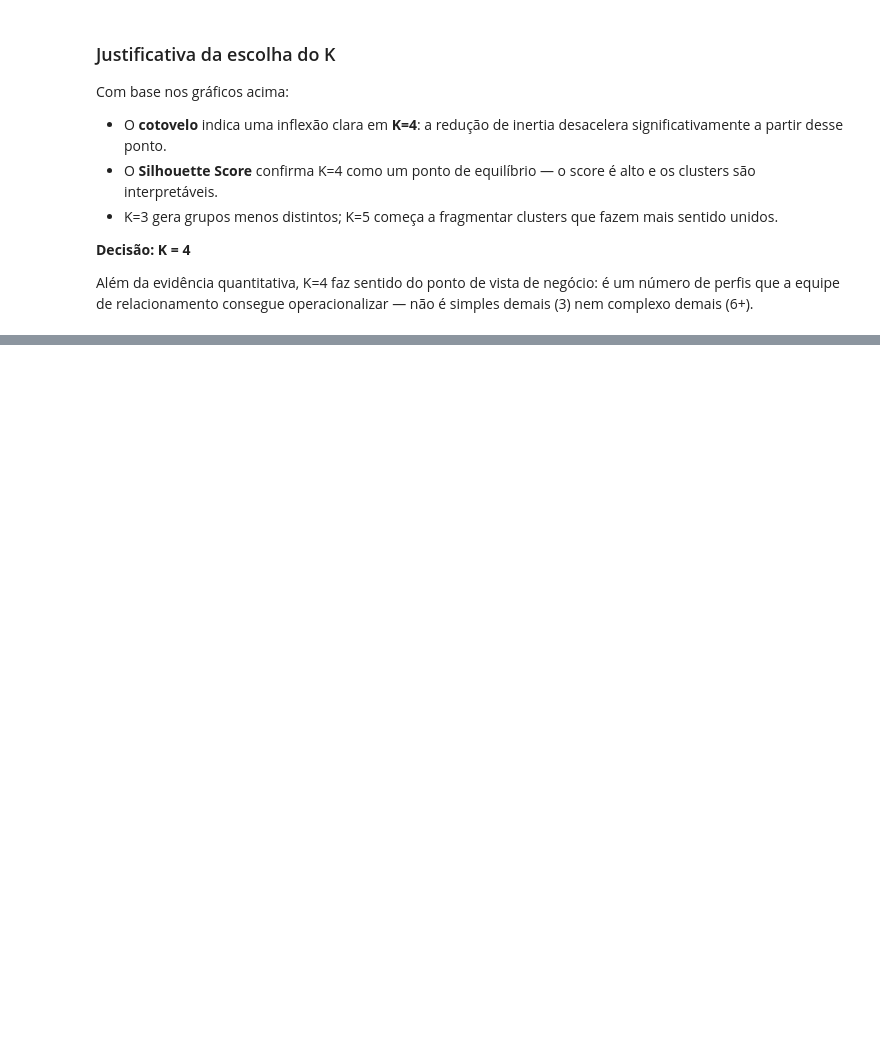
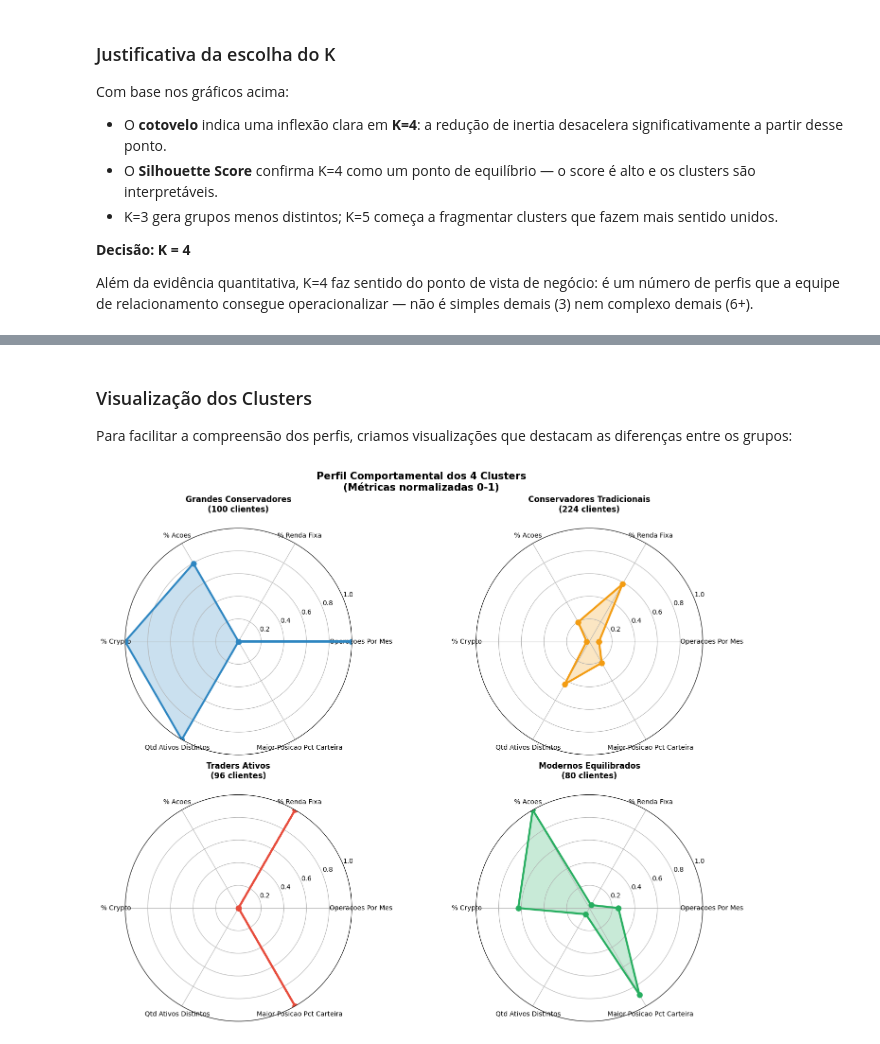
Before and after one commit to RafaelBarretoCruz/cluster-bezerra, a Jupyter notebook: clustering_pratica.ipynb, the cells around one changed output, grey strips where cells are left out. Cells and saved outputs as stored; diff of their text form; code cells hidden in the pictures; blank space fills up the shorter version.

```diff
--- a/clustering_pratica.ipynb
+++ b/clustering_pratica.ipynb
@@ -295,0 +432,54 @@ for c, n in dist.items():
+# %% [markdown]
+### Visualização dos Clusters
+
+Para facilitar a compreensão dos perfis, criamos visualizações que destacam as diferenças entre os grupos:
+# %%
+from math import pi
+
+def create_cluster_radar():
+    # Métricas para o radar chart (normalizadas 0-1)
+    radar_metrics = ['operacoes_por_mes', 'perc_renda_fixa', 'perc_acoes', 'perc_crypto',
+                     'qtd_ativos_distintos', 'maior_posicao_pct_carteira']
+
+    fig, axes = plt.subplots(2, 2, figsize=(15, 12), subplot_kw=dict(projection='polar'))
+    axes = axes.flatten()
+
+    # Normalizar para 0-1 para comparabilidade visual
+    radar_data = df.groupby('cluster')[radar_metrics].mean()
+    for col in radar_metrics:
+        min_val, max_val = radar_data[col].min(), radar_data[col].max()
+        radar_data[col] = (radar_data[col] - min_val) / (max_val - min_val) if max_val > min_val else 0
+
+    colors = ['#2E86C1', '#F39C12', '#E74C3C', '#27AE60']  # Azul, Laranja, Vermelho, Verde
+
+    for i, (cluster_id, cluster_name) in enumerate(cluster_names.items()):
+        ax = axes[i]
+
+        # Ângulos para o radar
+        angles = [n / len(radar_metrics) * 2 * pi for n in range(len(radar_metrics))]
+        angles += angles[:1]  # Fechar o círculo
+
+        # Valores do cluster
+        values = radar_data.loc[cluster_id].values.tolist()
+        values += values[:1]  # Fechar o círculo
+
+        # Plot
+        ax.plot(angles, values, 'o-', linewidth=3, label=cluster_name, color=colors[i], markersize=8)
+        ax.fill(angles, values, alpha=0.25, color=colors[i])
+
+        # Configurações
+        ax.set_xticks(angles[:-1])
+        ax.set_xticklabels([m.replace('_', ' ').replace('perc ', '% ').title() for m in radar_metrics], fontsize=10)
+        ax.set_title(f"{cluster_name}\n({(df['cluster'] == cluster_id).sum()} clientes)",
+                    fontsize=12, fontweight='bold', pad=25)
+        ax.set_ylim(0, 1)
+        ax.grid(True)
+
+    plt.suptitle('Perfil Comportamental dos 4 Clusters\n(Métricas normalizadas 0-1)',
+                 fontsize=15, fontweight='bold', y=0.98)
+    plt.tight_layout()
+    plt.show()
+
+create_cluster_radar()
+# %% [output]
+[figure, added]
```
Also changed, not shown: parts of 18 cells of this notebook.
